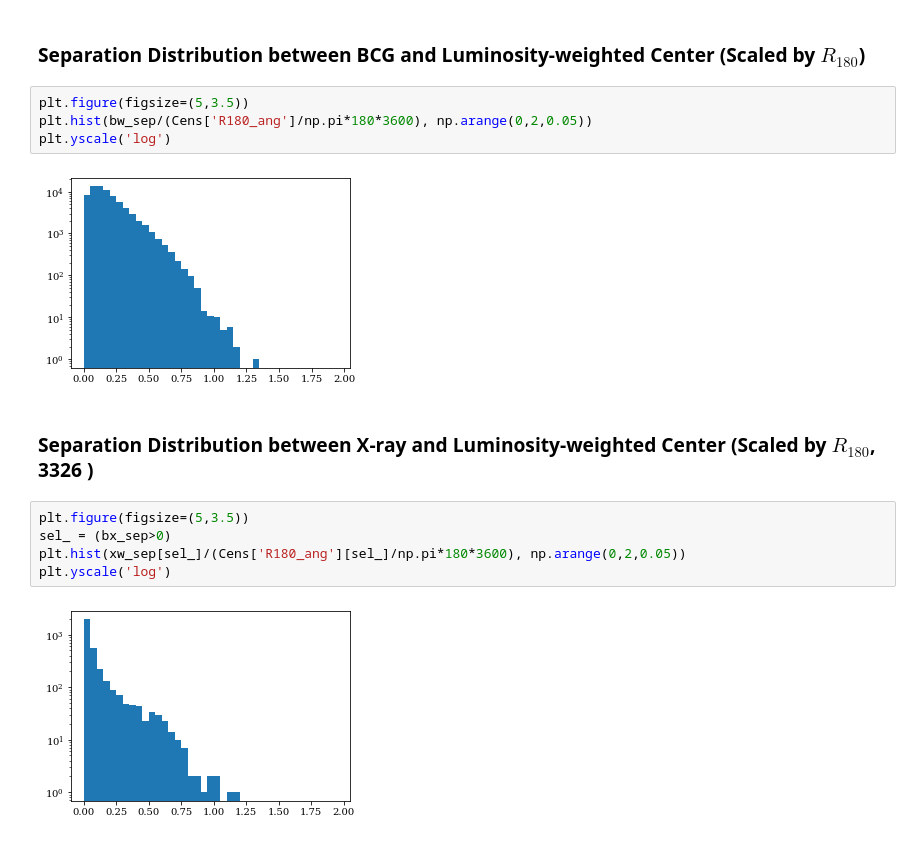
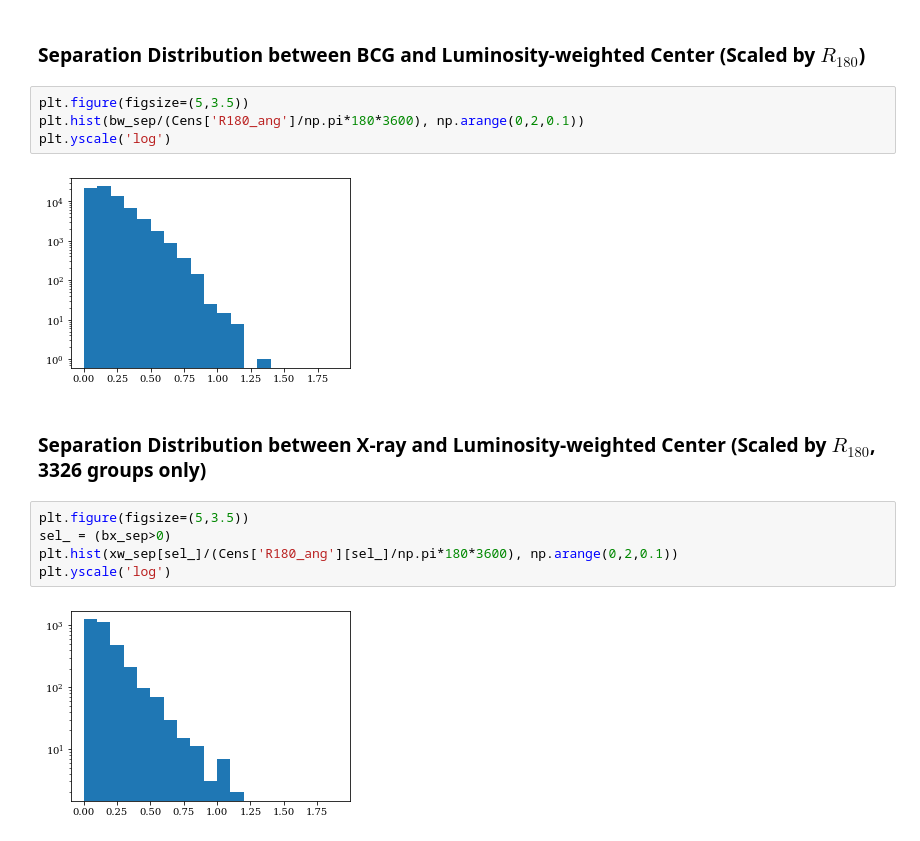
Before and after one commit to weiguangcui/cluster-outer-profile, a Jupyter notebook: scripts/01_data_exploration.ipynb, the cells around one changed output. Saved outputs shown, nothing was run; the diff lists cells and outputs as text.

```diff
--- a/scripts/01_data_exploration.ipynb
+++ b/scripts/01_data_exploration.ipynb
@@ -106,16 +106,16 @@ Cens['R180_ang'] = Cens['R180']/cosmo.angular_diameter_distance(Cens['z']).to('k
 ### Separation Distribution between BCG and Luminosity-weighted Center (Scaled by $R_{180}$)
 # %%
 plt.figure(figsize=(5,3.5))
-plt.hist(bw_sep/(Cens['R180_ang']/np.pi*180*3600), np.arange(0,2,0.05))
+plt.hist(bw_sep/(Cens['R180_ang']/np.pi*180*3600), np.arange(0,2,0.1))
 plt.yscale('log')
 # %% [output]
-[figure, old version]
+[figure, new version]
 # %% [markdown]
-### Separation Distribution between X-ray and Luminosity-weighted Center (Scaled by $R_{180}$, 3326 )
+### Separation Distribution between X-ray and Luminosity-weighted Center (Scaled by $R_{180}$, 3326 groups only)
 # %%
 plt.figure(figsize=(5,3.5))
 sel_ = (bx_sep>0)
-plt.hist(xw_sep[sel_]/(Cens['R180_ang'][sel_]/np.pi*180*3600), np.arange(0,2,0.05))
+plt.hist(xw_sep[sel_]/(Cens['R180_ang'][sel_]/np.pi*180*3600), np.arange(0,2,0.1))
 plt.yscale('log')
 # %% [output]
-[figure, old version]
+[figure, new version]
```
Also changed, not shown: 2 other files.
